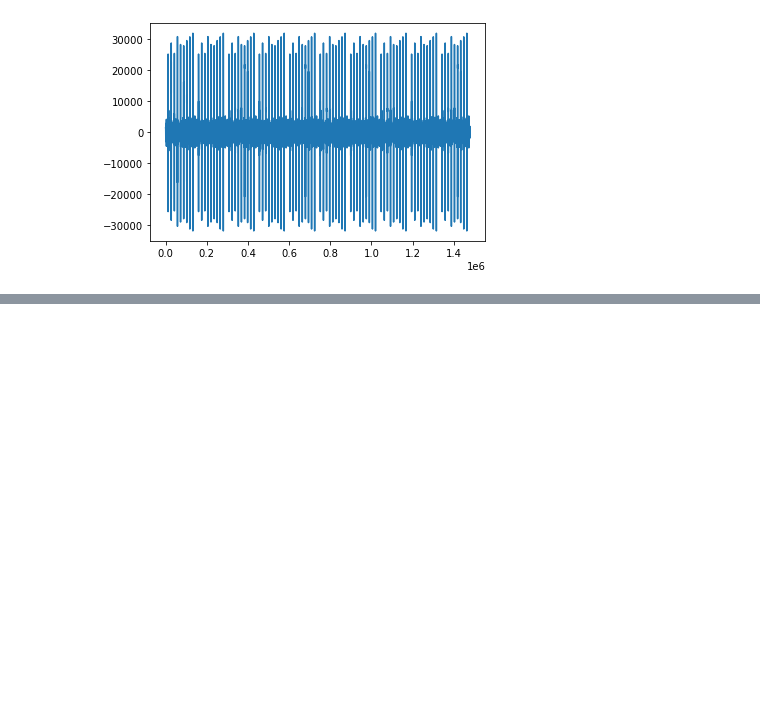
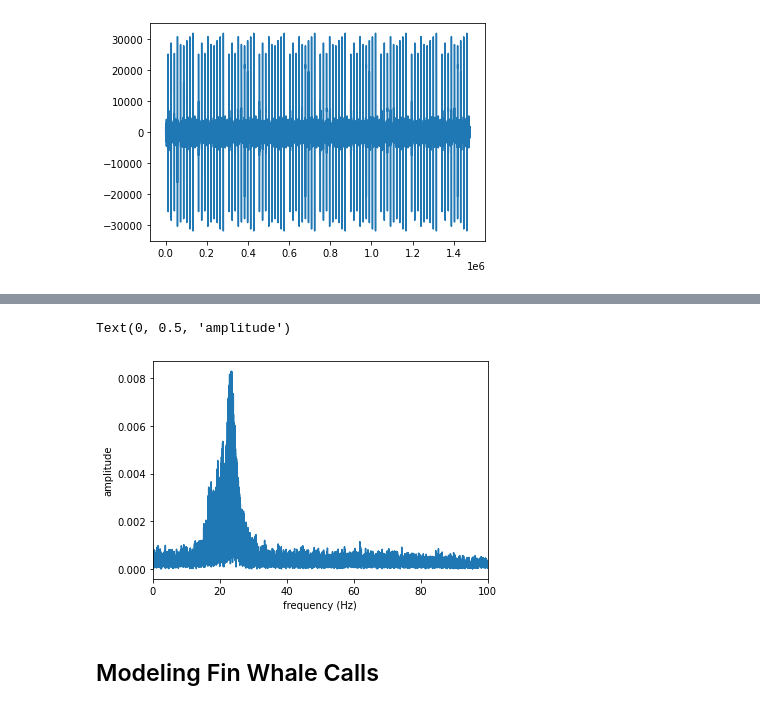
Before and after one commit to John-Ragland/NI_simulation, a Jupyter notebook: scripts/20Hz_noise.ipynb, the cells around one changed output, grey strips where cells are left out. Saved outputs shown, nothing was run; the diff lists cells and outputs as text; code cells hidden in the pictures; blank space fills up the shorter version.

```diff
--- a/scripts/20Hz_noise.ipynb
+++ b/scripts/20Hz_noise.ipynb
@@ -136,0 +99,12 @@ plt.plot(xA)
+# %%
+n = int(16384)
+f = np.linspace(0,200,n)
+plt.plot(f, np.abs(scipy.fft.fft(xA, n=n)))
+plt.xlim([0,100])
+plt.xlabel('frequency (Hz)')
+plt.ylabel('amplitude')
+# %% [output]
+Text(0, 0.5, 'amplitude')
+[figure, added]
+# %% [markdown]
+## Modeling Fin Whale Calls
```
Also changed, not shown: parts of 29 cells of this notebook, 4 other files.
